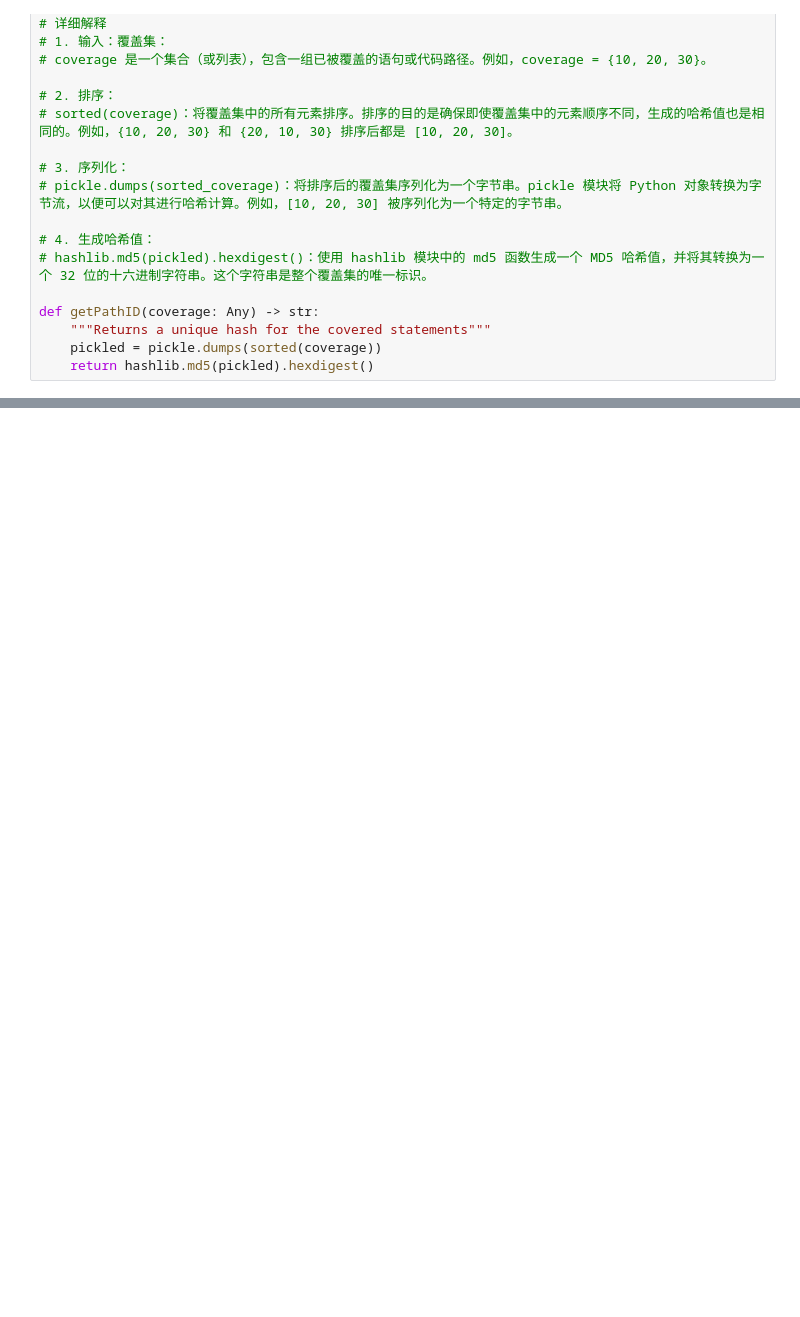
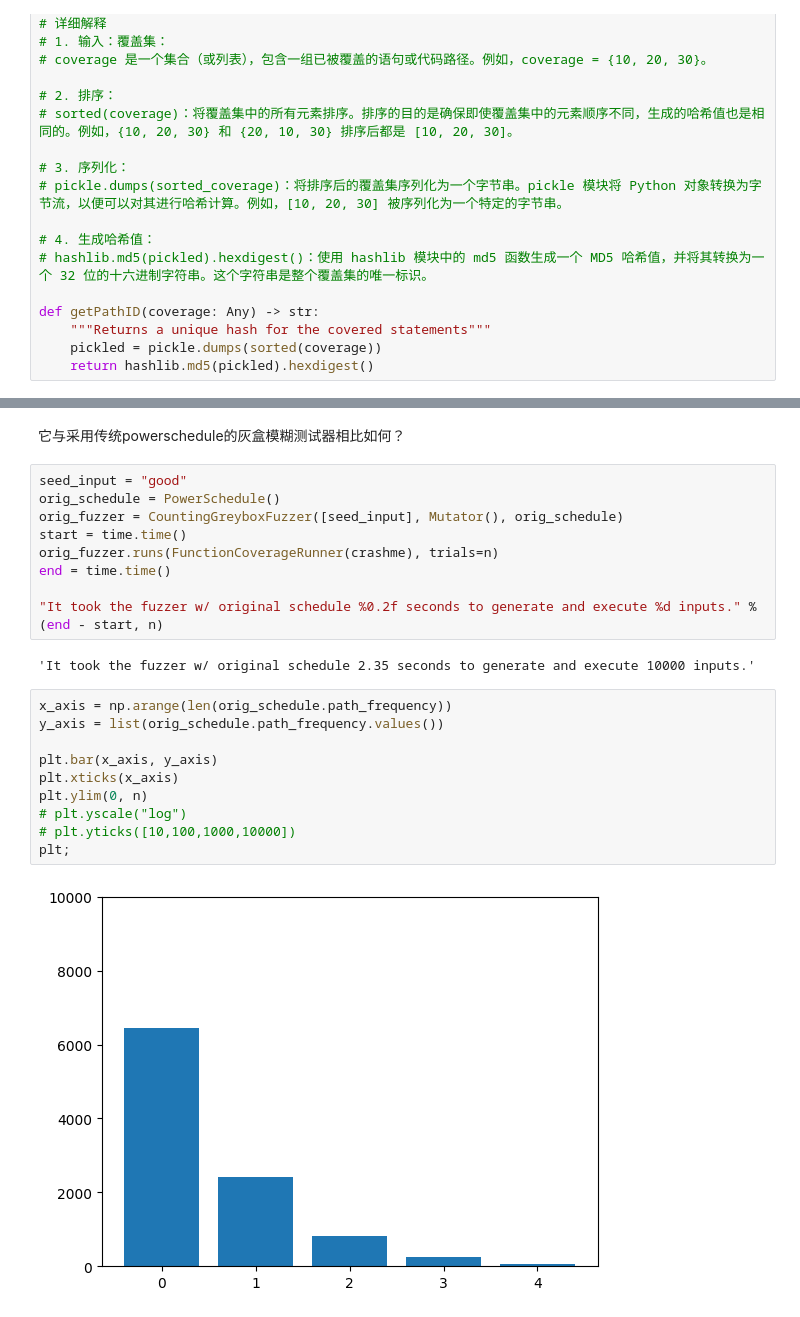
Before and after one commit to JieChenSimon/LearningCourse, a Jupyter notebook: 5.0-FuzzingBook-Andreas Zeller/II-Lexical Fuzzing/Greybox Fuzzing/4.2-Mutation-based黑盒和灰盒测试辨析.ipynb, the cells around one changed output, grey strips where cells are left out. Cells and saved outputs as stored; diff of their text form; blank space fills up the shorter version.

```diff
--- a/5.0-FuzzingBook-Andreas Zeller/II-Lexical Fuzzing/Greybox Fuzzing/4.2-Mutation-based黑盒和灰盒测试辨析.ipynb
+++ b/5.0-FuzzingBook-Andreas Zeller/II-Lexical Fuzzing/Greybox Fuzzing/4.2-Mutation-based黑盒和灰盒测试辨析.ipynb
@@ -237,0 +413,25 @@ def getPathID(coverage: Any) -> str:
+# %% [markdown]
+它与采用传统powerschedule的灰盒模糊测试器相比如何？
+# %%
+seed_input = "good"
+orig_schedule = PowerSchedule()
+orig_fuzzer = CountingGreyboxFuzzer([seed_input], Mutator(), orig_schedule)
+start = time.time()
+orig_fuzzer.runs(FunctionCoverageRunner(crashme), trials=n)
+end = time.time()
+
+"It took the fuzzer w/ original schedule %0.2f seconds to generate and execute %d inputs." % (end - start, n)
+# %% [output]
+'It took the fuzzer w/ original schedule 2.35 seconds to generate and execute 10000 inputs.'
+# %%
+x_axis = np.arange(len(orig_schedule.path_frequency))
+y_axis = list(orig_schedule.path_frequency.values())
+
+plt.bar(x_axis, y_axis)
+plt.xticks(x_axis)
+plt.ylim(0, n)
+# plt.yscale("log")
+# plt.yticks([10,100,1000,10000])
+plt;
+# %% [output]
+[figure, added]
```
Also changed, not shown: parts of 19 cells of this notebook.
